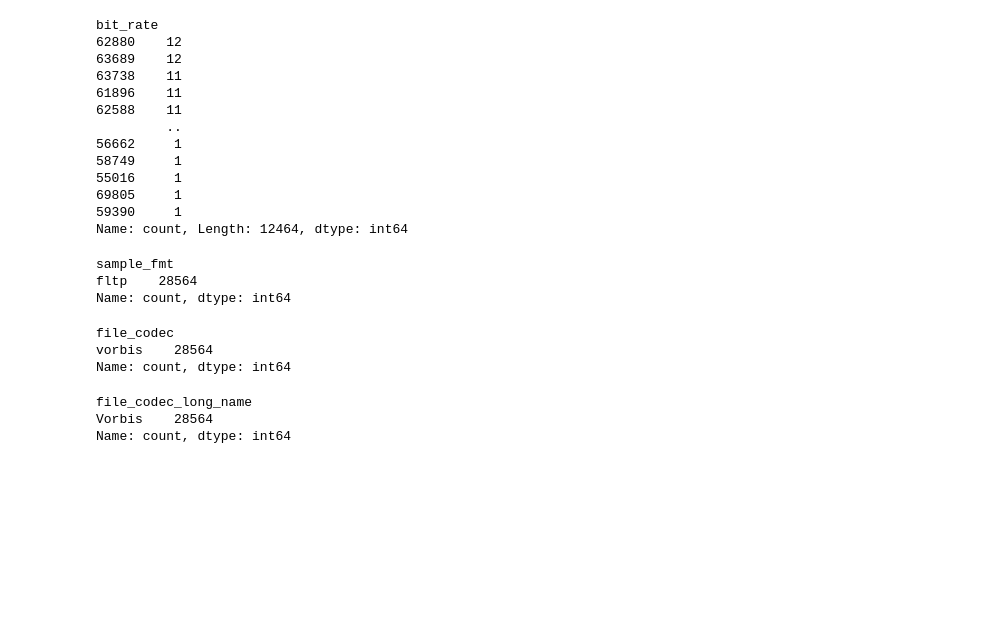
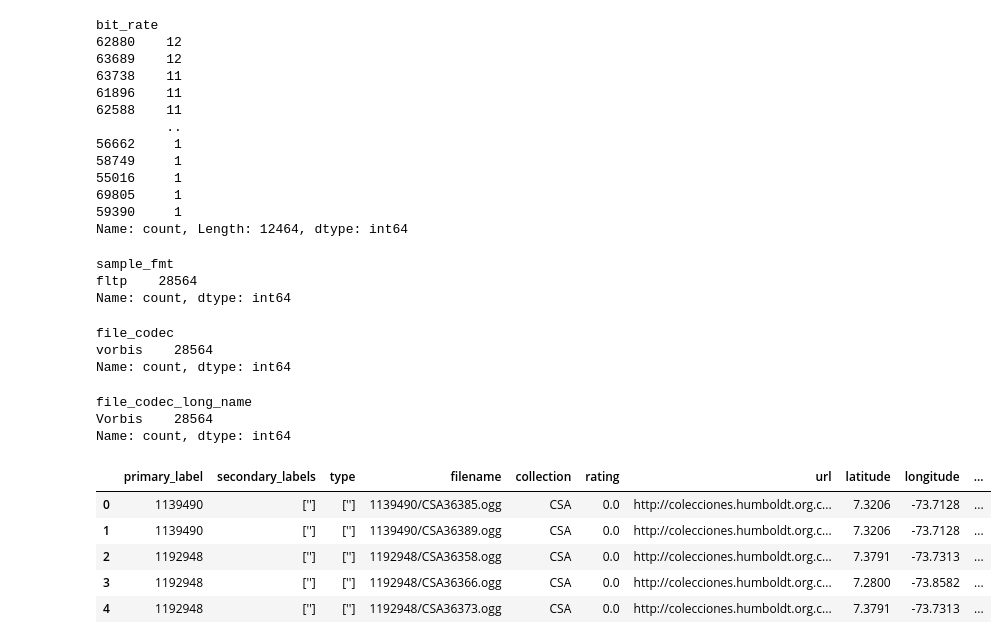
Before and after one commit to LookItVal/BirdCLEF--2025, a Jupyter notebook: birdclef-2025.ipynb, the cells around one changed output. Cells and saved outputs as stored; diff of their text form; code cells hidden in the pictures; blank space fills up the shorter version.

```diff
--- a/birdclef-2025.ipynb
+++ b/birdclef-2025.ipynb
@@ -210,3 +212,16 @@ new_df['file_codec_long_name'].value_counts()
 file_codec_long_name
 Vorbis    28564
 Name: count, dtype: int64
+# %%
+freq_bins = get_bark_spaced_frequencies(100, np.__name__) # Get the Bark spaced frequencies
+new_columns = {f'{int(freq)}Hz': 0 for freq in freq_bins} # Create a dictionary with the new column names
+new_columns_df = pd.DataFrame(new_columns, index=new_df.index) # Create a dataframe with the new columns
+linear_df = pd.concat([new_df, new_columns_df], axis=1) # Concatenate the new columns to the dataframe
+linear_df.head() # Display the first few rows of the dataframe
+# %% [output]
+|  | primary_label | secondary_labels | type | filename | collection | rating | url | latitude | longitude | ... |
+| 0 | 1139490 | [''] | [''] | 1139490/CSA36385.ogg | CSA | 0.0 | http://colecciones.humboldt.org.c... | 7.3206 | -73.7128 | ... |
+| 1 | 1139490 | [''] | [''] | 1139490/CSA36389.ogg | CSA | 0.0 | http://colecciones.humboldt.org.c... | 7.3206 | -73.7128 | ... |
+| 2 | 1192948 | [''] | [''] | 1192948/CSA36358.ogg | CSA | 0.0 | http://colecciones.humboldt.org.c... | 7.3791 | -73.7313 | ... |
+| 3 | 1192948 | [''] | [''] | 1192948/CSA36366.ogg | CSA | 0.0 | http://colecciones.humboldt.org.c... | 7.2800 | -73.8582 | ... |
+| 4 | 1192948 | [''] | [''] | 1192948/CSA36373.ogg | CSA | 0.0 | http://colecciones.humboldt.org.c... | 7.3791 | -73.7313 | ... |
```
Also changed, not shown: parts of 7 cells of this notebook, 1 other file.
